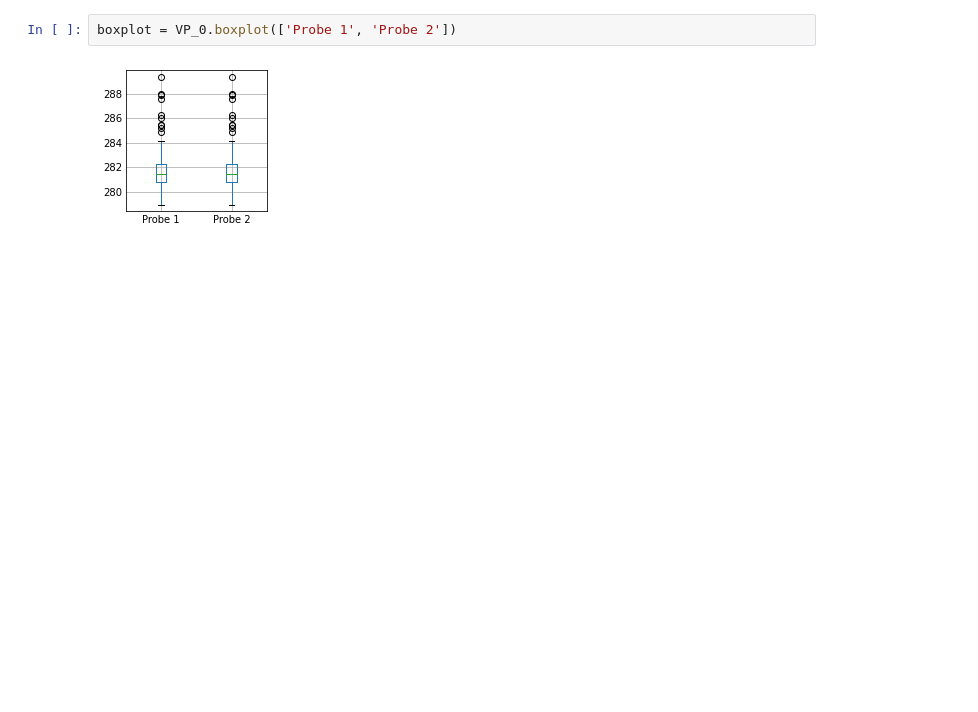
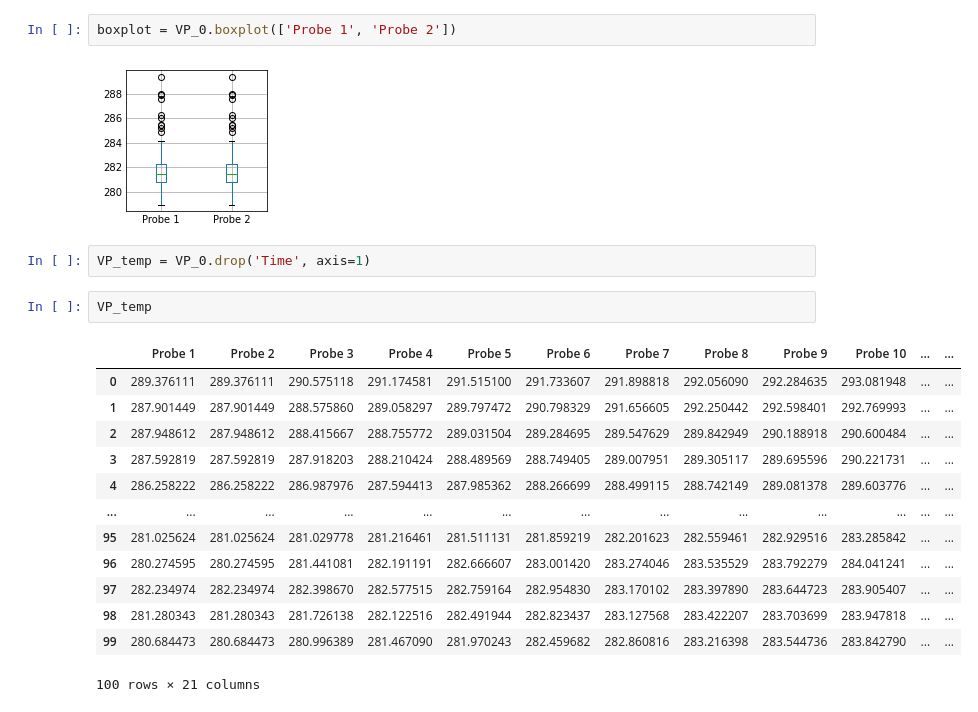
Before and after one commit to 255ribeiro/Algorithmic_Modeling_Special_Training, a Jupyter notebook: docs/Python_Training/dados_py/pandas_intro_02.ipynb, the cells around one changed output. Drawn from its saved outputs; the diff is of its cells as text; blank space fills up the shorter version.

```diff
--- a/docs/Python_Training/dados_py/pandas_intro_02.ipynb
+++ b/docs/Python_Training/dados_py/pandas_intro_02.ipynb
@@ -141,3 +109,21 @@ fig.show()
 boxplot = VP_0.boxplot(['Probe 1', 'Probe 2'])
 # %% [output]
 [figure]
+# %%
+VP_temp = VP_0.drop('Time', axis=1)
+# %%
+VP_temp
+# %% [output]
+|  | Probe 1 | Probe 2 | Probe 3 | Probe 4 | Probe 5 | Probe 6 | Probe 7 | Probe 8 | Probe 9 | Probe 10 | ... | ... |
+| 0 | 289.376111 | 289.376111 | 290.575118 | 291.174581 | 291.515100 | 291.733607 | 291.898818 | 292.056090 | 292.284635 | 293.081948 | ... | ... |
+| 1 | 287.901449 | 287.901449 | 288.575860 | 289.058297 | 289.797472 | 290.798329 | 291.656605 | 292.250442 | 292.598401 | 292.769993 | ... | ... |
+| 2 | 287.948612 | 287.948612 | 288.415667 | 288.755772 | 289.031504 | 289.284695 | 289.547629 | 289.842949 | 290.188918 | 290.600484 | ... | ... |
+| 3 | 287.592819 | 287.592819 | 287.918203 | 288.210424 | 288.489569 | 288.749405 | 289.007951 | 289.305117 | 289.695596 | 290.221731 | ... | ... |
+| 4 | 286.258222 | 286.258222 | 286.987976 | 287.594413 | 287.985362 | 288.266699 | 288.499115 | 288.742149 | 289.081378 | 289.603776 | ... | ... |
+| ... | ... | ... | ... | ... | ... | ... | ... | ... | ... | ... | ... | ... |
+| 95 | 281.025624 | 281.025624 | 281.029778 | 281.216461 | 281.511131 | 281.859219 | 282.201623 | 282.559461 | 282.929516 | 283.285842 | ... | ... |
+| 96 | 280.274595 | 280.274595 | 281.441081 | 282.191191 | 282.666607 | 283.001420 | 283.274046 | 283.535529 | 283.792279 | 284.041241 | ... | ... |
+| 97 | 282.234974 | 282.234974 | 282.398670 | 282.577515 | 282.759164 | 282.954830 | 283.170102 | 283.397890 | 283.644723 | 283.905407 | ... | ... |
+| 98 | 281.280343 | 281.280343 | 281.726138 | 282.122516 | 282.491944 | 282.823437 | 283.127568 | 283.422207 | 283.703699 | 283.947818 | ... | ... |
+| 99 | 280.684473 | 280.684473 | 280.996389 | 281.467090 | 281.970243 | 282.459682 | 282.860816 | 283.216398 | 283.544736 | 283.842790 | ... | ... |
+100 rows × 21 columns
```
Also changed, not shown: parts of 16 cells of this notebook, 4 other files.
